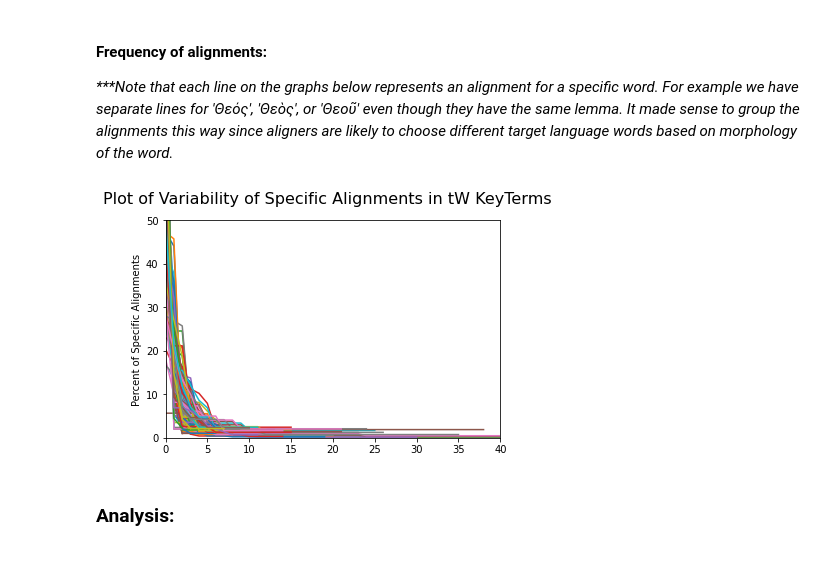
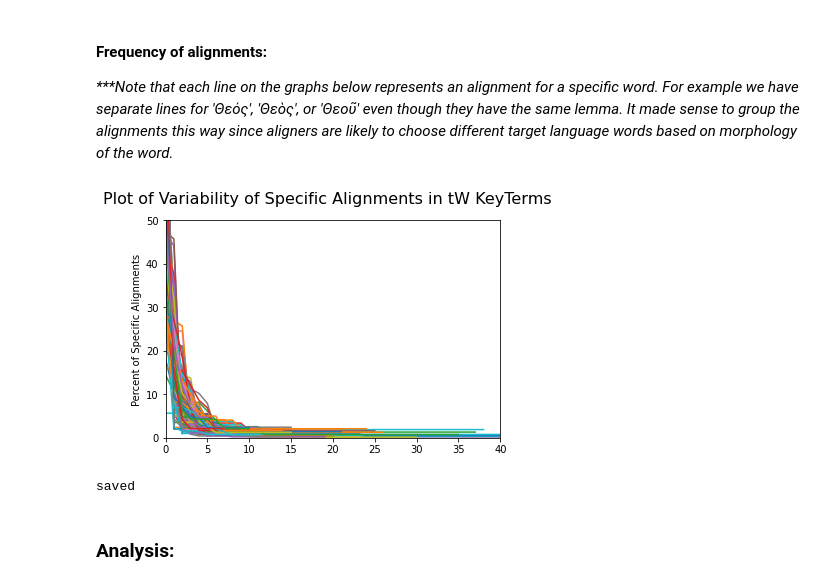
Before and after one commit to unfoldingWord-box3/alignment-ml, a Jupyter notebook: plot_multi_alignments.ipynb, the cells around one changed output. Drawn from its saved outputs; the diff is of its cells as text; code cells hidden in the pictures.

Commit message:
Work on data analysis.

```diff
--- a/plot_multi_alignments.ipynb
+++ b/plot_multi_alignments.ipynb
@@ -22,8 +17,8 @@ Connection to SQLite DB successful
 # get alignments for tW keyterms
 
 minAlignments = 40
-remove = ['ὁ', 'τίθημι', 'ποιέω', 'ἀμήν', 'ἐξουσία', 'μέν']
-alignmentsForWord, filteredAlignmentsForWord = db.fetchAlignmentDataForLemmasCached(connection, type_, bibleType, minAlignments, remove)
+remove = ['ὁ', 'τὸ', 'τὰ']
+alignmentsForWord, filteredAlignmentsForWord = db.fetchAlignmentDataForTWordCached(type_, bibleType, minAlignments, remove)
 print(f"Original Language Alignments: {len(filteredAlignmentsForWord)}")
 # %% [output]
 Using cached Alignments
@@ -59,37 +46,38 @@ _***Note that each line on the graphs below represents an alignment for a specif
 # %%
 frequenciesOfAlignments = db.getFrequenciesOfFieldInAlignments(filteredAlignmentsForWord, 'alignmentTxt')
 
 title = f"Plot of Variability of Specific Alignments in tW KeyTerms"
 ylabel = "Percent of Specific Alignments"
 xlimit = [0, 40]
 plot.plotFrequencies(frequenciesOfAlignments, title, ylabel, showXValues=False, xlimit=xlimit)
-
-stats = []
-for word in frequenciesOfAlignments.keys():
-    frequency = frequenciesOfAlignments[word]
-    counts = list(frequency.values)
-    countsSeries = pd.Series(counts).describe()
-    # for key in frequency.keys():
-    #     count = frequency[key]
-    #     countStr = str(count)
-    #     if count in counts:
-    #         counts[countStr] += 1
-    #     else:
-    #         counts[countStr] = 1
-    alignments = filteredAlignmentsForWord[word]
-    # for alignment in alignments:
-    #     found = db.findOriginalLanguageWord(alignment['origWords'], word, checkLemmas=False)
-    #     if not found:
-    #         print(f"Alignment does not have original lang '{word}: {alignment}")
-    stats.append({
-        'originalWord': word,
-        'alignments': alignments,
-        'frequency': frequency,
-        'counts': counts,
-        'countsSeries': countsSeries
-    })
 # %% [output]
-[figure, old version]
+[figure, new version]
+# %%
+stats = []
+for word in frequenciesOfAlignments.keys():
+    frequency = frequenciesOfAlignments[word]
+    alignments = filteredAlignmentsForWord[word]
+    total = len(alignments)
+    counts = list(frequency.values)
+    ratio = list(map(lambda x: x/total, counts))
+    countsSeries = frequency.describe()
+    alignments = filteredAlignmentsForWord[word]
+    stats.append({
+        'originalWord': word,
+        'alignments': alignments,
+        'frequency': frequency,
+        'counts': counts,
+        'countsSeries': countsSeries,
+        'total': total,
+        'ratio': ratio
+    })
+
+path_ = './data/TrainingData/kt_en_ult_NT_alignments_stats.csv'
+stats_ = pd.DataFrame(stats).drop(columns=['alignments'])
+db.saveDataFrameToCSV(path_, stats_)
+print('saved')
+# %% [output]
+saved
 # %% [markdown]
 ### Analysis:
 # %% [markdown]
```
Also changed, not shown: parts of 5 cells of this notebook, 17 other files.
